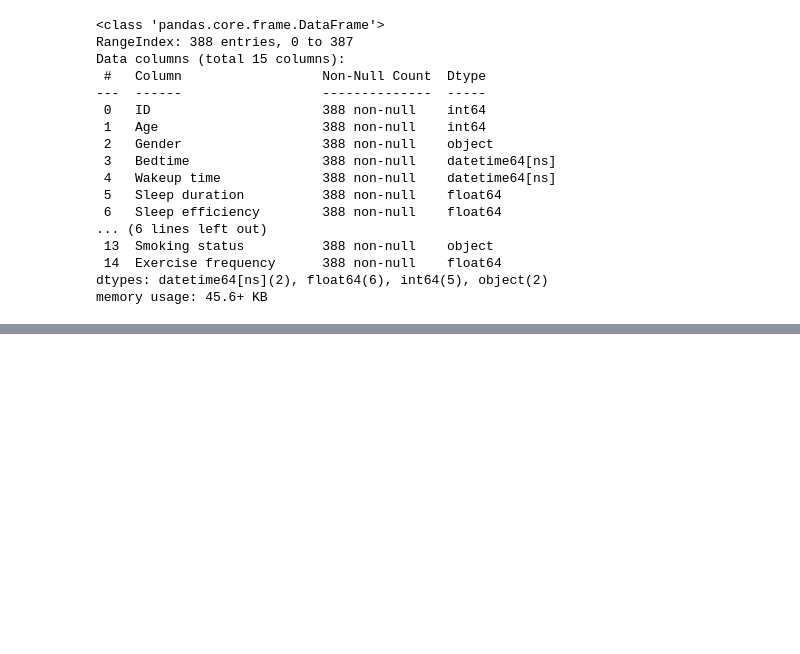
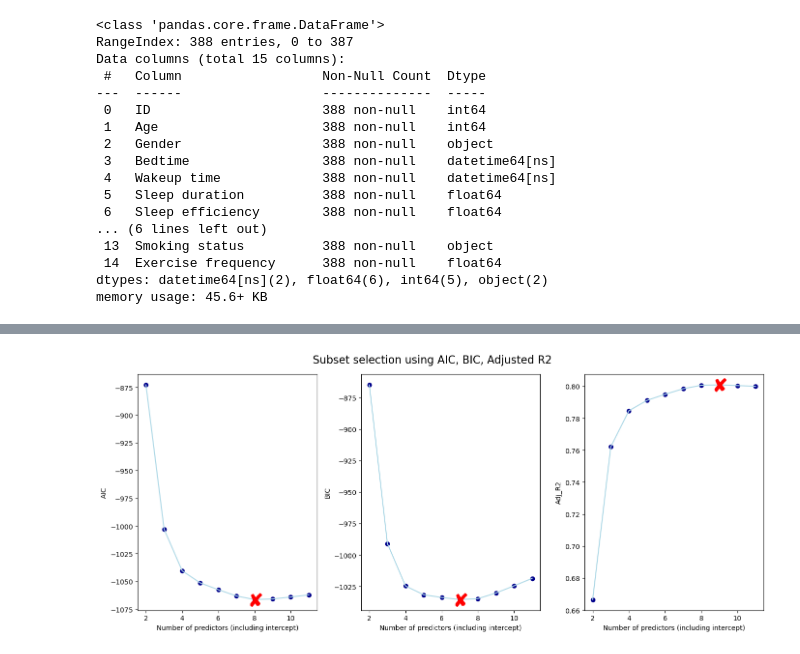
Before and after one commit to nith-k/msds601-project, a Jupyter notebook: project.ipynb, the cells around one changed output, grey strips where cells are left out. Saved outputs shown, nothing was run; the diff lists cells and outputs as text; code cells hidden in the pictures; blank space fills up the shorter version.

```diff
--- a/project.ipynb
+++ b/project.ipynb
@@ -176,0 +234,4 @@ calc_vif(X_cols.drop('light_sleep_percentage'),df_new)
+# %%
+# List of outliers and their indexes in the original data
+outliers = outlier_metrics(df_new, model)
+outliers.sort_values('cooks')
@@ -176,0 +254,3 @@ calc_vif(X_cols.drop('light_sleep_percentage'),df_new)
+# %%
+# Outlier Removal
+df_final = df_new.drop(outliers['Index'])
@@ -176,0 +329,15 @@ calc_vif(X_cols.drop('light_sleep_percentage'),df_new)
+# %%
+stepwise = forward_stepwise(df_final, 'sleep_efficiency')
+from tabulate import tabulate
+table = tabulate(
+    stepwise,
+    headers='keys',
+    tablefmt='fancy_grid',
+    showindex=False,
+    floatfmt='g',
+    numalign='center',
+    stralign='left',
+    disable_numparse=True,
+    maxcolwidths=[40]
+)
+print(table)
@@ -176,0 +362,19 @@ calc_vif(X_cols.drop('light_sleep_percentage'),df_new)
+# %%
+variables = ['AIC','BIC','Adj_R2']
+fig = plt.figure(figsize = (14,6))
+
+for i,v in enumerate(variables):
+    ax = fig.add_subplot(1, 3, i+1)
+    ax.plot(stepwise['k'],stepwise[v], color = 'lightblue')
+    ax.scatter(stepwise['k'],stepwise[v], color = 'darkblue')
+    if v == 'Adj_R2':
+        ax.plot(stepwise[v].idxmax()+2,stepwise[v].max(), marker = '$✘$', markersize = 20, color='red')
+    else:
+        ax.plot(stepwise[v].idxmin()+2,stepwise[v].min(), marker = '$✘$', markersize = 20, color='red')
+    ax.set_xlabel('Number of predictors (including intercept)')
+    ax.set_ylabel(v)
+fig.suptitle('Subset selection using AIC, BIC, Adjusted R2', fontsize = 16)
+plt.tight_layout()
+plt.show()
+# %% [output]
+[figure, added]
```
Also changed, not shown: parts of 31 cells of this notebook.
